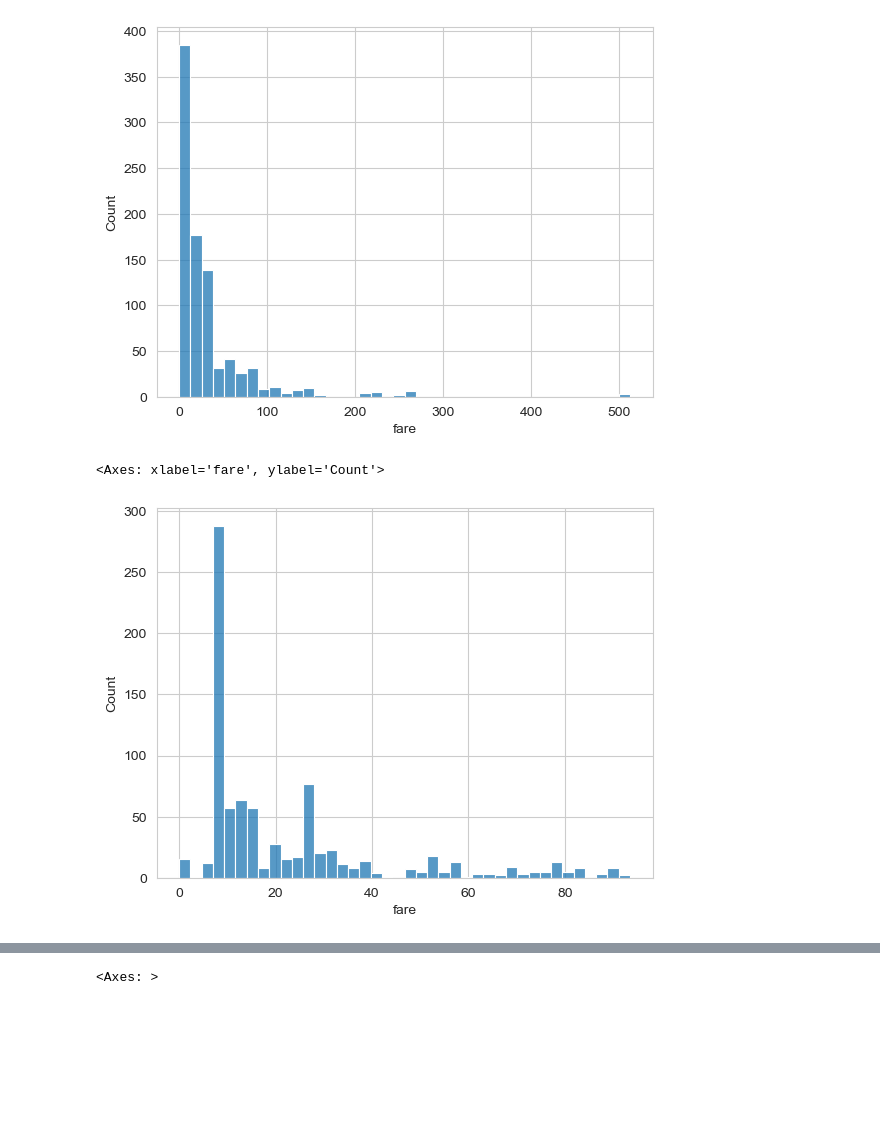
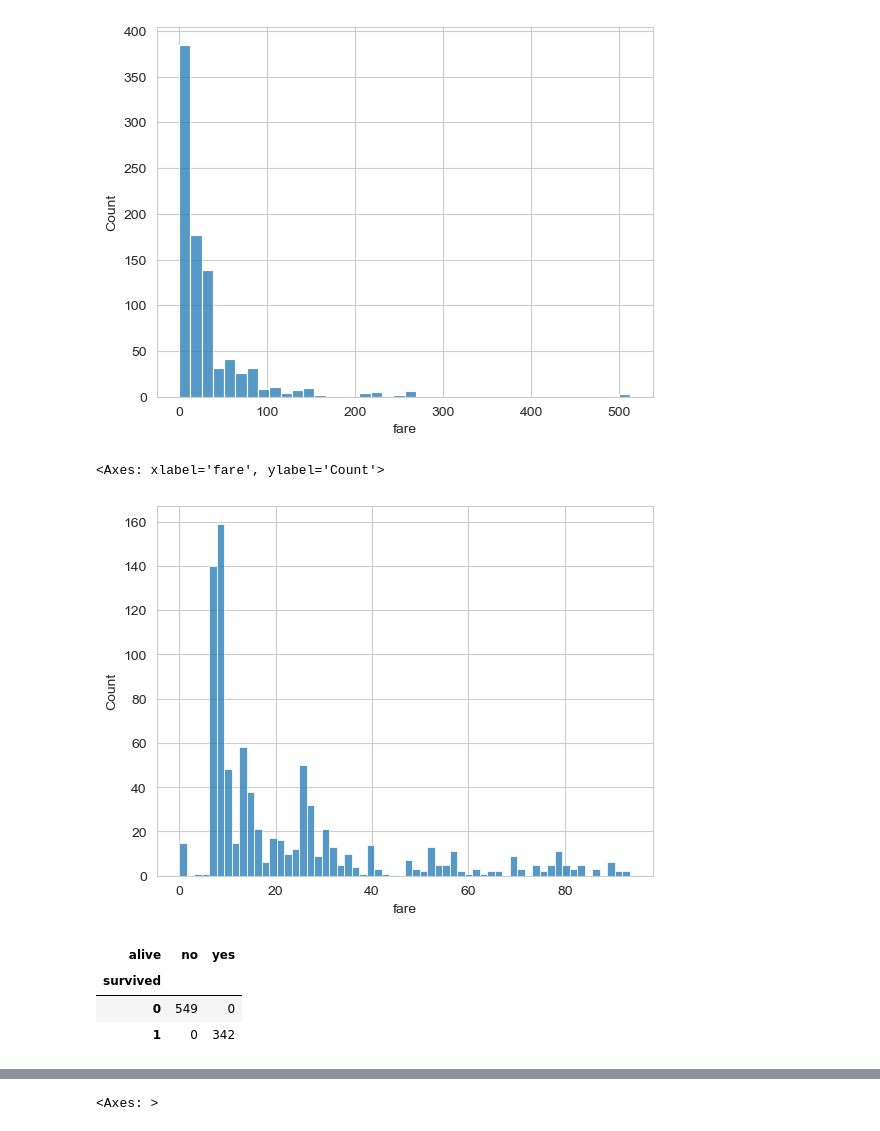
Before and after one commit to casual-coder12/Data-Science--Various-Projects-, a Jupyter notebook: Data Analysis/02 Titanic/Titanic Exercises.ipynb, the cells around one changed output, grey strips where cells are left out. Cells and saved outputs as stored; diff of their text form; code cells hidden in the pictures; blank space fills up the shorter version.

```diff
--- a/Data Analysis/02 Titanic/Titanic Exercises.ipynb
+++ b/Data Analysis/02 Titanic/Titanic Exercises.ipynb
@@ -10,5 +9,5 @@ import pandas as pd
 # %%
 sns.set_style('whitegrid')
 # %%
-titanic = sns.load_dataset('titanic')
+df = sns.load_dataset('titanic')
 # %%
@@ -60,8 +62,15 @@ sns.histplot(data['fare'], bins=40)
 <Axes: xlabel='fare', ylabel='Count'>
 [figure]
 # %%
-filtered_data = data[data['fare'] < 100]
-sns.histplot(filtered_data['fare'], bins=40)
+filtered_data = df[df['fare'] < 100]
+sns.histplot(filtered_data['fare'], bins=60)
 # %% [output]
 <Axes: xlabel='fare', ylabel='Count'>
-[figure, old version]
+[figure, new version]
+# %%
+pd.crosstab(df["survived"], df["alive"])
+# %% [output]
+| alive | no | yes |
+| survived |  |  |
+| 0 | 549 | 0 |
+| 1 | 0 | 342 |
```
Also changed, not shown: parts of 21 cells of this notebook.
